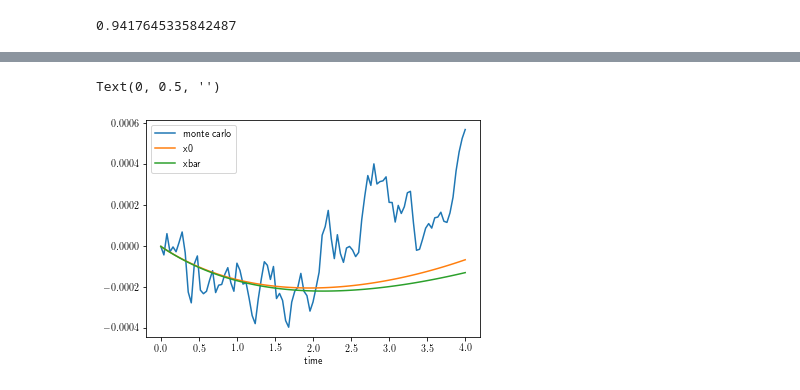
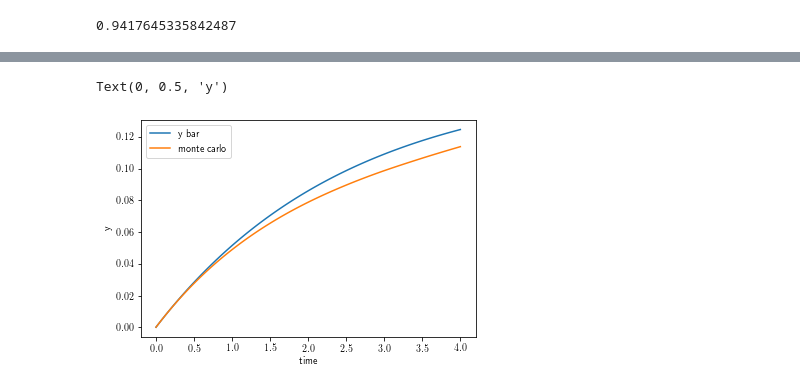
Before and after one commit to babiscodelab/OxfordThesisCode, a Jupyter notebook: notebooks/test approximations.ipynb, the cells around one changed output, grey strips where cells are left out. Saved outputs shown, nothing was run; the diff lists cells and outputs as text; code cells hidden in the pictures.

```diff
--- a/notebooks/test approximations.ipynb
+++ b/notebooks/test approximations.ipynb
@@ -22,15 +24,10 @@ from qgtests.utis import get_mock_yield_curve_const
 # %%
-kappa = 0.3
+kappa = 0.2
 rate = 0.06
 time_grid = np.arange(0, 31)
-y = np.ones(31)*0.1
 initial_curve = get_mock_yield_curve_const(rate)
 
-lambda_t = interp1d(time_grid, y, kind='previous')
-alpha_t = interp1d(time_grid, y, kind='previous')
-b_t = interp1d(time_grid, y, kind='previous')
-
-linear_local  = LinearLocalVolatility.from_const(30, 0.1, 0.1, 0.1)
+linear_local  = LinearLocalVolatility.from_const(30, 0.5, 0.5, 0.2)
 
 swap_pricer = SwapPricer(initial_curve, kappa=kappa)
 # %%
@@ -39,7 +36,7 @@ swap_TN = 5
 frequency = 0.5
 coupon = 0.062
 # %%
-number_samples = 600
+number_samples = 3600
 number_steps = 100
 
 t_horizon = swap_T0
@@ -214,8 +185,7 @@ approximation_plotter.plot_xy_approximation(res2)
 # %%
 from quassigaussian.fastcalibration.approximation import PiterbargApproximator
-sigma_r = LinearLocalVolatility(lambda_t, alpha_t, b_t)
 
-piterbarg_approx = PiterbargApproximator(sigma_r, swap_pricer)
+piterbarg_approx = PiterbargApproximator(linear_local, swap_pricer)
 # %%
 def test_pitebarg_approx(swap, time_grid):
 
@@ -236,11 +224,10 @@ x0, x_bar, y_bar = test_pitebarg_approx(swap, res2.time_grid)
 # %%
 plt.figure()
-plt.plot(res2.time_grid, res2.x_bar, label="monte carlo")
-plt.plot(res2.time_grid, x0, label="x0")
-plt.plot(res2.time_grid, x_bar, label="xbar")
+plt.plot(res2.time_grid, y_bar, label="y bar")
+plt.plot(res2.time_grid, res2.y_bar, label="monte carlo")
 plt.legend()
 plt.xlabel("time")
-plt.ylabel("")
+plt.ylabel("y")
 # %% [output]
-Text(0, 0.5, '')
+Text(0, 0.5, 'y')
-[figure, old version]
+[figure, new version]
```
Also changed, not shown: parts of 28 cells of this notebook, 1 other file.
